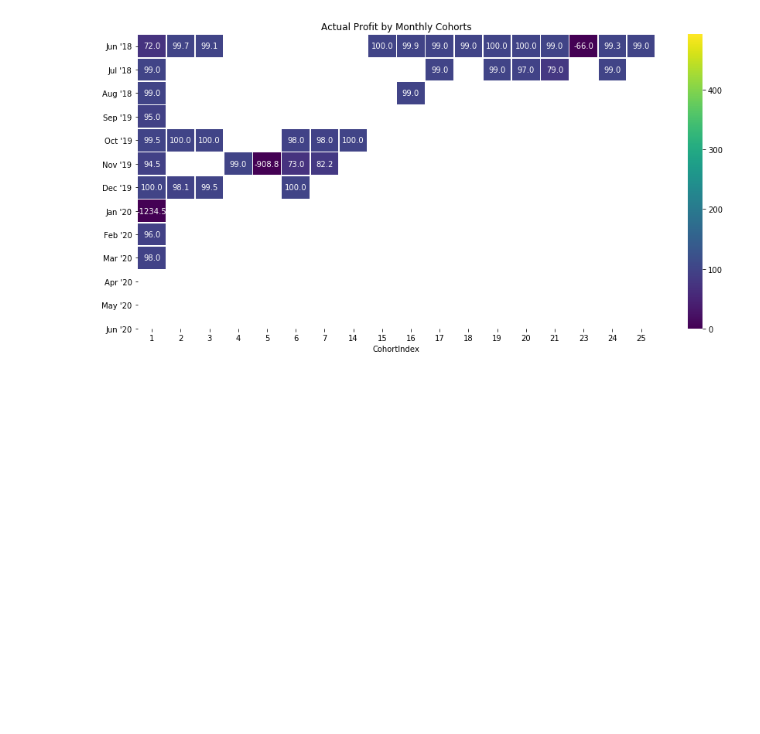
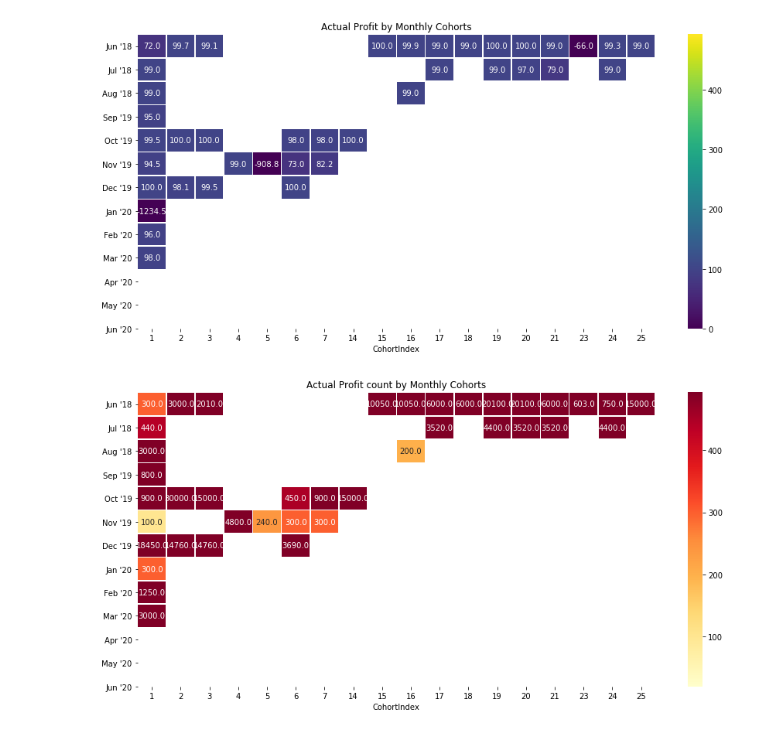
Before and after one commit to simofleanta/Data_coding_preparations, a Jupyter notebook: coh.ipynb, the cells around one changed output. Drawn from its saved outputs; the diff is of its cells as text; code cells hidden in the pictures; blank space fills up the shorter version.

```diff
--- a/coh.ipynb
+++ b/coh.ipynb
@@ -307,3 +307,38 @@ sns.heatmap(data = compare,
 plt.show()
 # %% [output]
 [figure]
+# %%
+########################################
+# Calculate the average of the unit price column
+cohort_datas = grouping['Actual'].min()
+
+# Reset the index of cohort_data
+cohort_datas = cohort_datas.reset_index()
+
+# Create a pivot
+actual_p = cohort_datas.pivot(index='CohortMonth', columns='CohortIndex', values='Actual')
+actual_p.round(5)
+actual_p.index = actual_p.index.date
+plt.figure(figsize=(15,7))
+
+month_list=["Jun '18", "Jul '18", "Aug '18", \
+        "Sep '19", "Oct '19","Nov '19",\
+            "Dec '19", "Jan '20", "Feb '20", "Mar '20", "Apr '20",\
+                "May '20", "Jun '20"]
+
+# Add a title
+plt.title('Actual Profit count by Monthly Cohorts')
+
+# Create the heatmap
+sns.heatmap(data = actual_p,
+            annot=True,
+            vmin = 20,
+#             vmax =20,
+            cmap='YlOrRd',
+            vmax = list(client_count.max().sort_values(ascending = False))[1]+3,
+            fmt = '.1f',
+            linewidth = 0.7,
+            yticklabels=month_list)
+plt.show()
+# %% [output]
+[figure, added]
```
